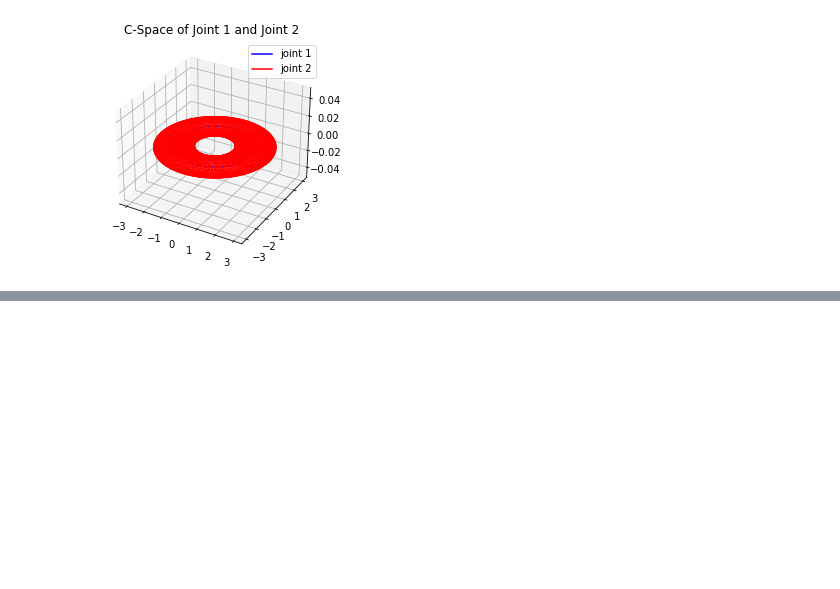
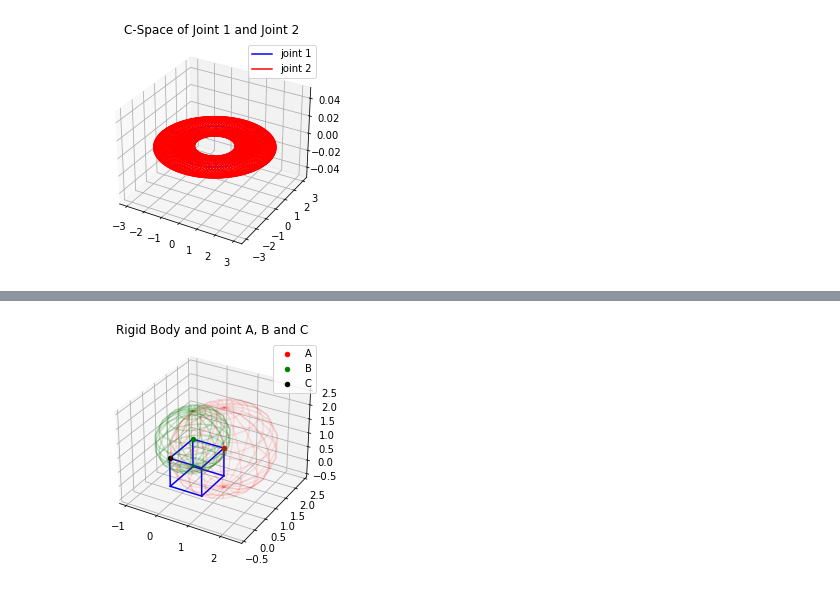
Before and after one commit to AlrIsmail/robotics_fundamentals, a Jupyter notebook: foundation_robot_motion.ipynb, the cells around one changed output, grey strips where cells are left out. Saved outputs shown, nothing was run; the diff lists cells and outputs as text; code cells hidden in the pictures; blank space fills up the shorter version.

```diff
--- a/foundation_robot_motion.ipynb
+++ b/foundation_robot_motion.ipynb
@@ -78,0 +170,39 @@ plt.show()
+# %%
+def draw_shpere(A, r1, ax, u, v, color="r", alpha=0.1):
+    x = r1*np.cos(u)*np.sin(v) + A[0]
+    y = r1*np.sin(u)*np.sin(v) + A[1]
+    z = r1*np.cos(v) + A[2]
+    ax.plot_wireframe(x, y, z, color=color, alpha=alpha)
+
+# point A
+A = np.array([1, 1, 1])
+# point B
+B = np.array([0, 1, 1])
+# point C
+C = np.array([0, 0, 1])
+# r1 is the distance between point A and C
+r1 =  np.linalg.norm(A-C)
+# r2 is the distance between point B and C
+r2 =  np.linalg.norm(B-C)
+
+# plot cube full lines
+fig = plt.figure()
+ax = fig.add_subplot(111, projection='3d')
+draw_square(ax)
+
+# plot point A
+ax.scatter(A[0], A[1], A[2], c='r', marker='o', label='A')
+# plot point B
+ax.scatter(B[0], B[1], B[2], c='g', marker='o', label='B')
+# plot point C
+ax.scatter(C[0], C[1], C[2], c='black', marker='o', label='C')
+
+# draw two spheres
+u, v = np.mgrid[0:2*np.pi:20j, 0:np.pi:10j]
+draw_shpere(A, r1, ax, u, v)
+draw_shpere(B, r2, ax, u, v, color="g", alpha=0.2)
+plt.title('Rigid Body and point A, B and C')
+plt.legend()
+plt.show()
+# %% [output]
+[figure, added]
```
Also changed, not shown: parts of 16 cells of this notebook, 1 other file.
